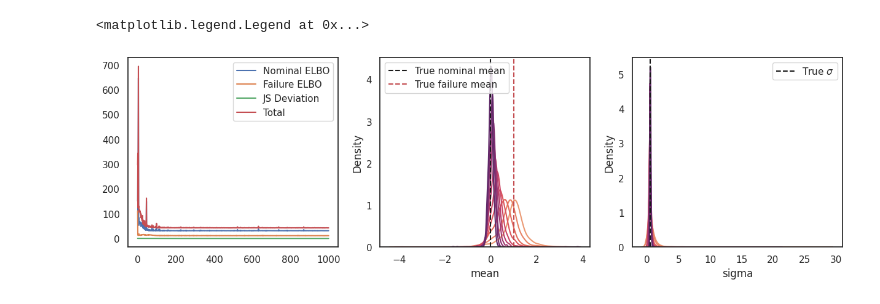
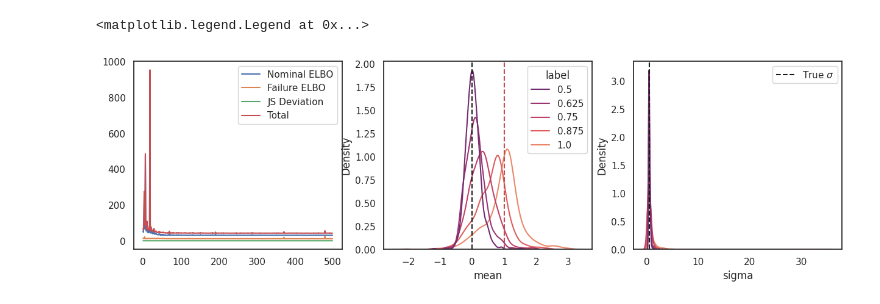
Before and after one commit to dawsonc/BayesAir, a Jupyter notebook: scripts/notebooks/toy_example_zuko copy.ipynb, the cells around one changed output. Saved outputs shown, nothing was run; the diff lists cells and outputs as text; code cells hidden in the pictures.

Commit message:
Change from matching JS divergence to setting a maximum JS divergence at each step

```diff
--- a/scripts/notebooks/toy_example_zuko copy.ipynb
+++ b/scripts/notebooks/toy_example_zuko copy.ipynb
@@ -153,7 +141,7 @@ tensor([ 2.2358e-08,  5.9239e-05, -1.8229e-04, -1.7135e-04,  2.2851e-04,
        grad_fn=<DivBackward0>)
 # %%
 # Define hyperparams
-num_steps = 1000
+num_steps = 500
 lr = 1e-3
 grad_clip = 1.0
 weight_decay = 1e-4
@@ -200,8 +188,8 @@ for step in pbar:
             num_divergence_particles,
         ),
     }
-    loss_components["js_divergence_deviation"] = (
-        (loss_components["js_divergence"] - torch.linspace(0.0, 1.0, 10)) ** 2
+    loss_components["js_divergence_deviation"] = torch.nn.functional.relu(
+        loss_components["js_divergence"] - torch.linspace(0.0, 1.0, 10)
     ).mean()
     loss = (
         loss_components["nominal_elbo"]
@@ -238,7 +226,7 @@ axs[0].legend()
 with torch.no_grad():
     plotting_dfs = []
 
-    for label in torch.linspace(0.0, 1.0, 10):
+    for label in torch.linspace(0.5, 1.0, 5):
         failure_posterior_samples = flow(torch.tensor([label])).sample((1000,))
         failure_means = failure_posterior_samples[:, 0]
         failure_sigmas = torch.exp(failure_posterior_samples[:, 1]).detach().numpy()
@@ -251,32 +239,32 @@ with torch.no_grad():
                 }
             )
         )
 
     plotting_df = pd.concat(plotting_dfs)
 
 plotting_df["label"] = plotting_df["label"].astype(str)
 sns.kdeplot(
     x="mean",
     hue="label",
     data=plotting_df,
     ax=axs[1],
     common_norm=False,
     palette="flare_r",
 )
 sns.kdeplot(
     x="sigma",
     hue="label",
     data=plotting_df,
     ax=axs[2],
     common_norm=False,
     palette="flare_r",
 )
 
 axs[1].axvline(nominal_mean, color="k", linestyle="--", label="True nominal mean")
 axs[1].axvline(failure_mean, color="r", linestyle="--", label="True failure mean")
 axs[2].axvline(std, color="k", linestyle="--", label="True $\sigma$")
-axs[1].legend(loc="upper left")
+# axs[1].legend(loc="upper left")
 axs[2].legend()
 # %% [output]
 <matplotlib.legend.Legend at 0x...>
-[figure, old version]
+[figure, new version]
```
Also changed, not shown: parts of 1 cell of this notebook.
